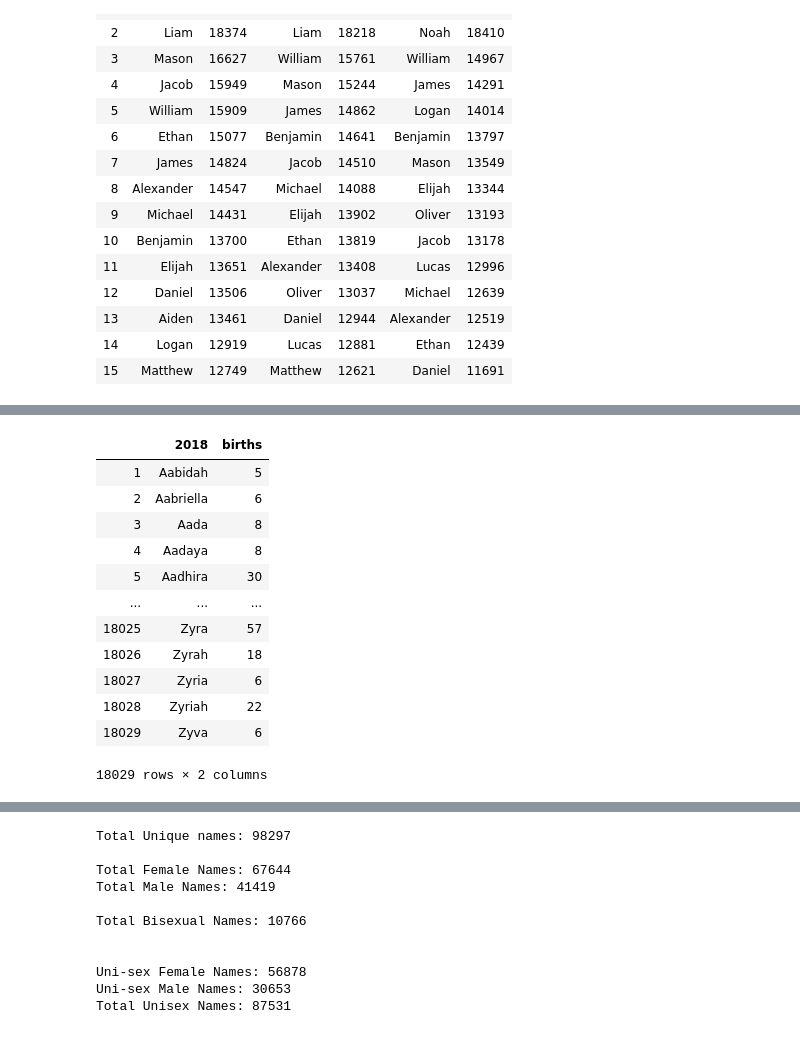
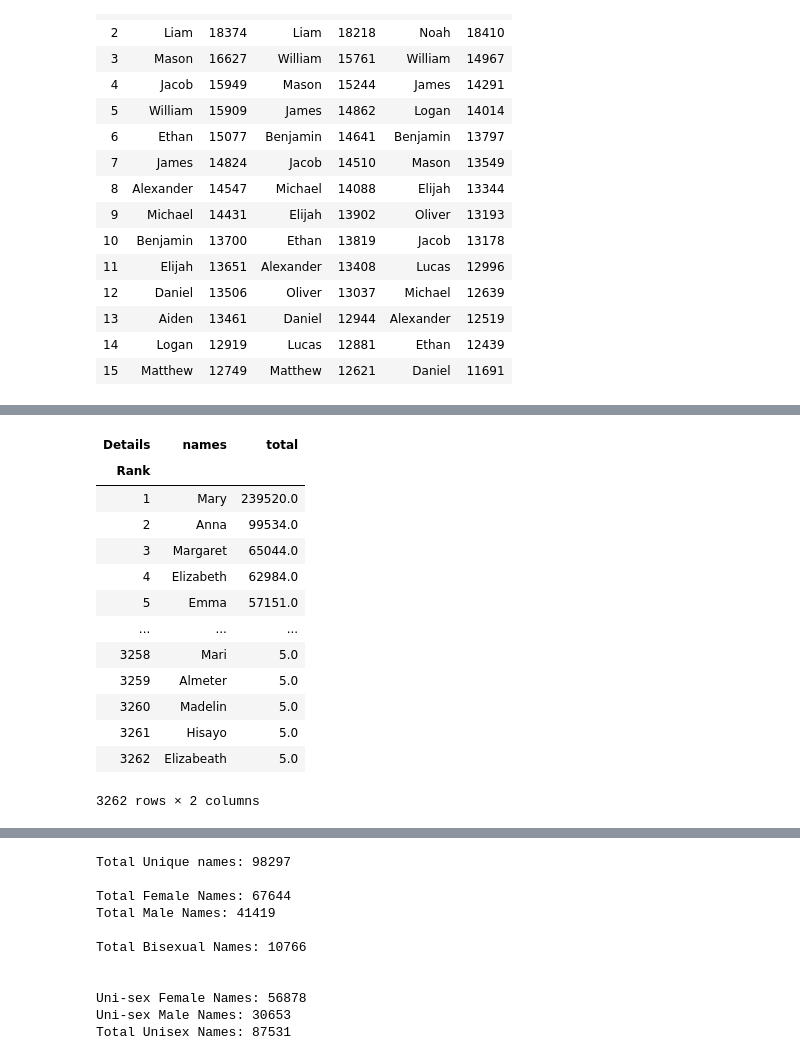
Before and after one commit to ChristopherOloo/US-Baby-Names-Analysis, a Jupyter notebook: notebook/us_baby_names_analysis.ipynb, the cells around one changed output, grey strips where cells are left out. Drawn from its saved outputs; the diff is of its cells as text; code cells hidden in the pictures.

```diff
--- a/notebook/us_baby_names_analysis.ipynb
+++ b/notebook/us_baby_names_analysis.ipynb
@@ -382,16 +374,0 @@ def cum_range(sex, year0, year1):
-# %%
-cum_range('F', 2015, 2016)
-# %% [output]
-|  | 2018 | births |
-| 1 | Aabidah | 5 |
-| 2 | Aabriella | 6 |
-| 3 | Aada | 8 |
-| 4 | Aadaya | 8 |
-| 5 | Aadhira | 30 |
-| ... | ... | ... |
-| 18025 | Zyra | 57 |
-| 18026 | Zyrah | 18 |
-| 18027 | Zyria | 6 |
-| 18028 | Zyriah | 22 |
-| 18029 | Zyva | 6 |
-18029 rows × 2 columns
@@ -397,0 +383,17 @@ cum_range('F', 2015, 2016)
+# %%
+cum_yrs_ranged('F', 1880, 1900)
+# %% [output]
+| Details | names | total |
+| Rank |  |  |
+| 1 | Mary | 239520.0 |
+| 2 | Anna | 99534.0 |
+| 3 | Margaret | 65044.0 |
+| 4 | Elizabeth | 62984.0 |
+| 5 | Emma | 57151.0 |
+| ... | ... | ... |
+| 3258 | Mari | 5.0 |
+| 3259 | Almeter | 5.0 |
+| 3260 | Madelin | 5.0 |
+| 3261 | Hisayo | 5.0 |
+| 3262 | Elizabeath | 5.0 |
+3262 rows × 2 columns
```
Also changed, not shown: parts of 67 cells of this notebook.
